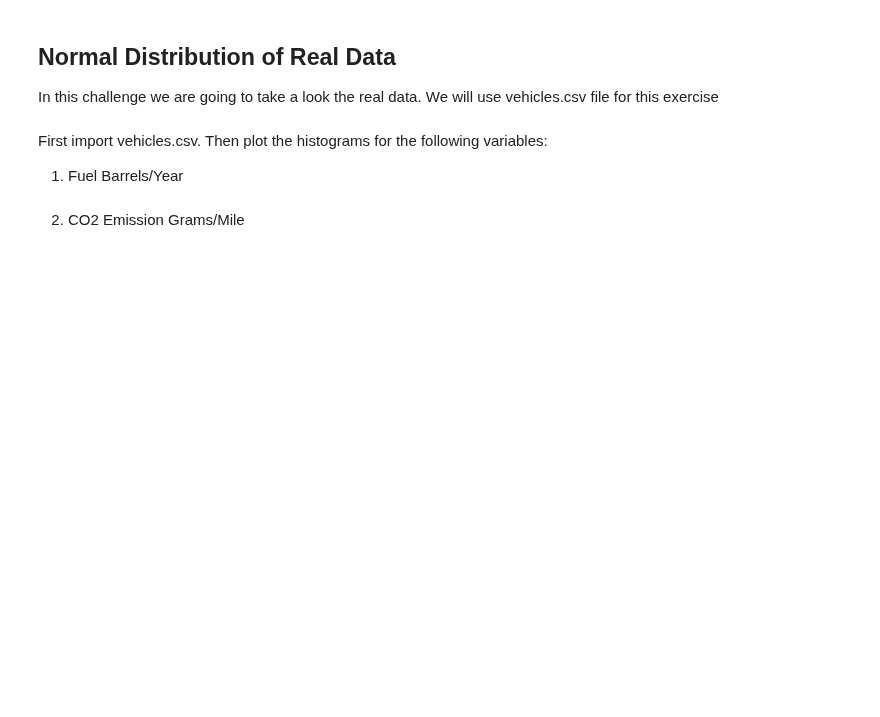
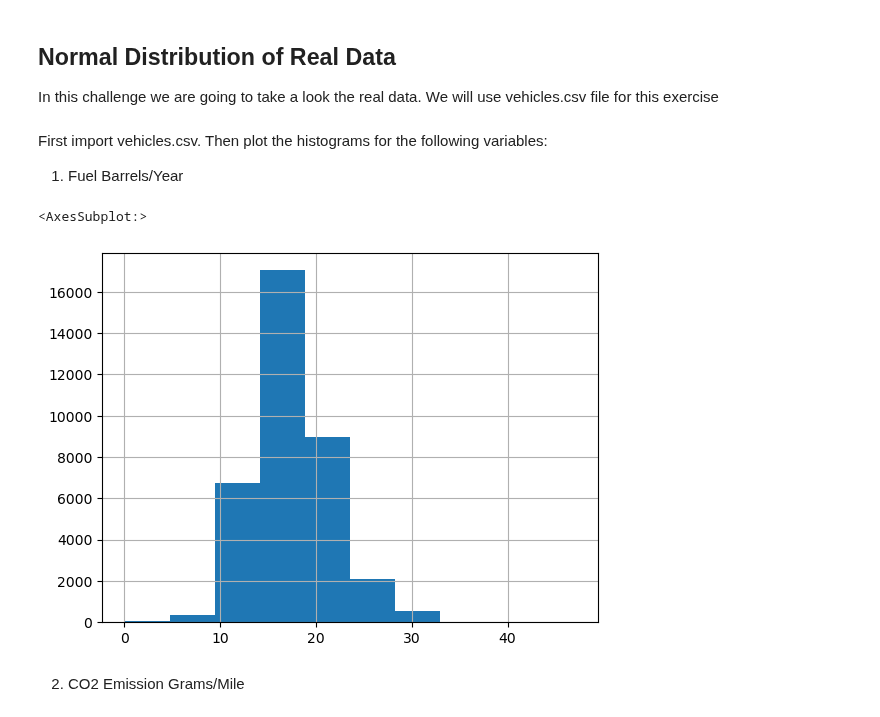
Before and after one commit to ta-data-lis/lab-probability-distributions, a Jupyter notebook: your-code/continuous.ipynb, the cells around one changed output. Drawn from its saved outputs; the diff is of its cells as text; code cells hidden in the pictures; blank space fills up the shorter version.

```diff
--- a/your-code/continuous.ipynb
+++ b/your-code/continuous.ipynb
@@ -79,3 +137,12 @@ Then plot the histograms for the following variables:
+# %%
+# your code here
+vehicles=pd.read_csv("vehicles.csv")
+vehicles.head()
+
+vehicles["Fuel Barrels/Year"].hist()
+# %% [output]
+<AxesSubplot:>
+[figure, added]
 # %% [markdown]
 2. CO2 Emission Grams/Mile
 # %%
```
Also changed, not shown: parts of 21 cells of this notebook.
